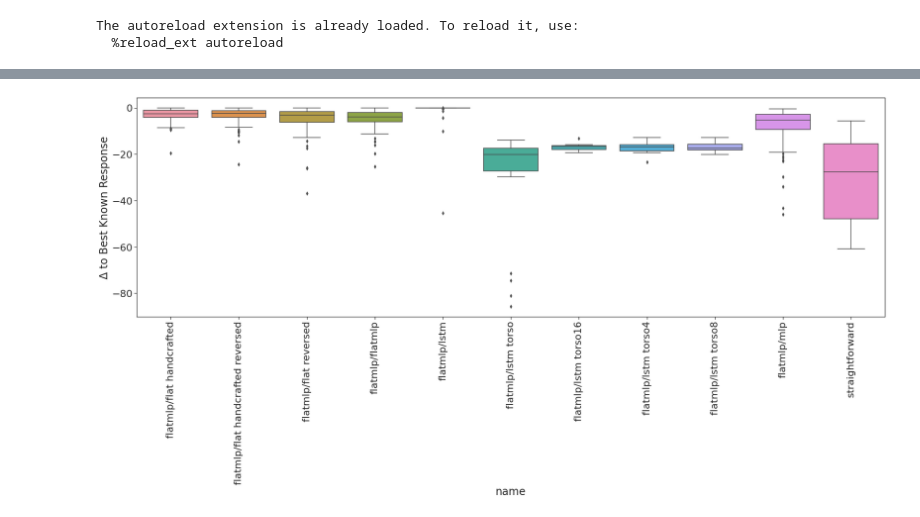
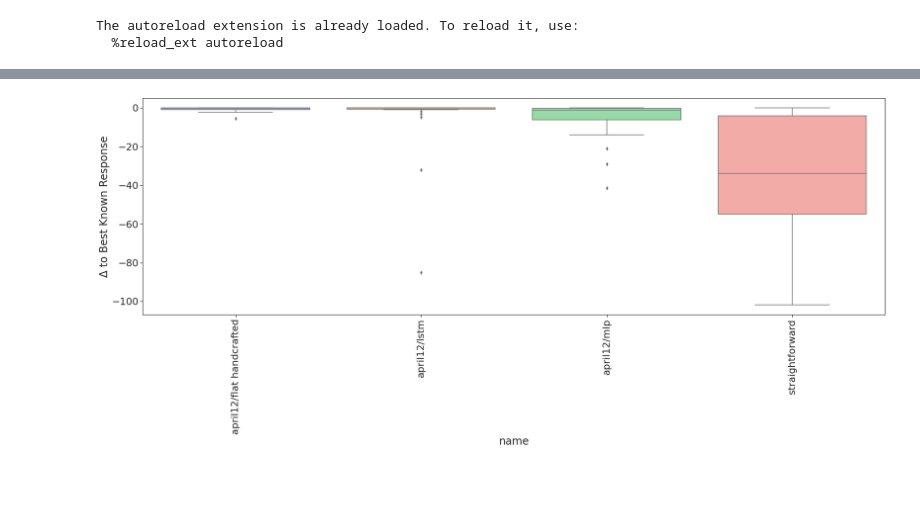
Before and after one commit to newmanne/open_spiel, a Jupyter notebook: open_spiel/python/examples/notebooks/ApproxNashConvEval.ipynb, the cells around one changed output, grey strips where cells are left out. Cells and saved outputs as stored; diff of their text form; code cells hidden in the pictures; blank space fills up the shorter version.

```diff
--- a/open_spiel/python/examples/notebooks/ApproxNashConvEval.ipynb
+++ b/open_spiel/python/examples/notebooks/ApproxNashConvEval.ipynb
@@ -34,6 +34,6 @@ The autoreload extension is already loaded. To reload it, use:
   %reload_ext autoreload
 # %%
 # experiment = Experiment.objects.get(name='april11_flattest_large_2')
-experiment = Experiment.objects.get(name='albert_games2')
+experiment = Experiment.objects.get(name='albert_games4')
 experiment
 # %% [output]
@@ -41,2 +41,2 @@ experiment
 # %%
-master_df = get_all_frames(experiment)
+master_df = get_all_frames(experiment, expected_additional_br=3)
@@ -47,10 +62,10 @@ plot_all_models(master_df, notebook=False, final_compare=True)
 # %%
 # s = ['_mlp', '_mlp_1', '_mlp_2', '_lstm', '_lstm_1', '_lstm_2', 'Straightforward']
 # good_configs = ['straightforward', 'mar17/lstm', 'mar17/mlp-Copy6']
 # fig = compare_best_responses(master_df.query('name in @good_configs'))
 fig = compare_best_responses(master_df)
-special_save_fig(fig, "configs.png", fmt=None, dpi=300, tight=True)
+# special_save_fig(fig, "configs.png", fmt=None, dpi=300, tight=True)
 # %% [output]
-[figure, old version]
+[figure, new version]
 # %%
 master_df.query('t == 10000000 and model == "large_game_2-flatmlpflat_handcrafted_reversed-100" and player == 1')
```
Also changed, not shown: parts of 9 cells of this notebook, 8 other files.
